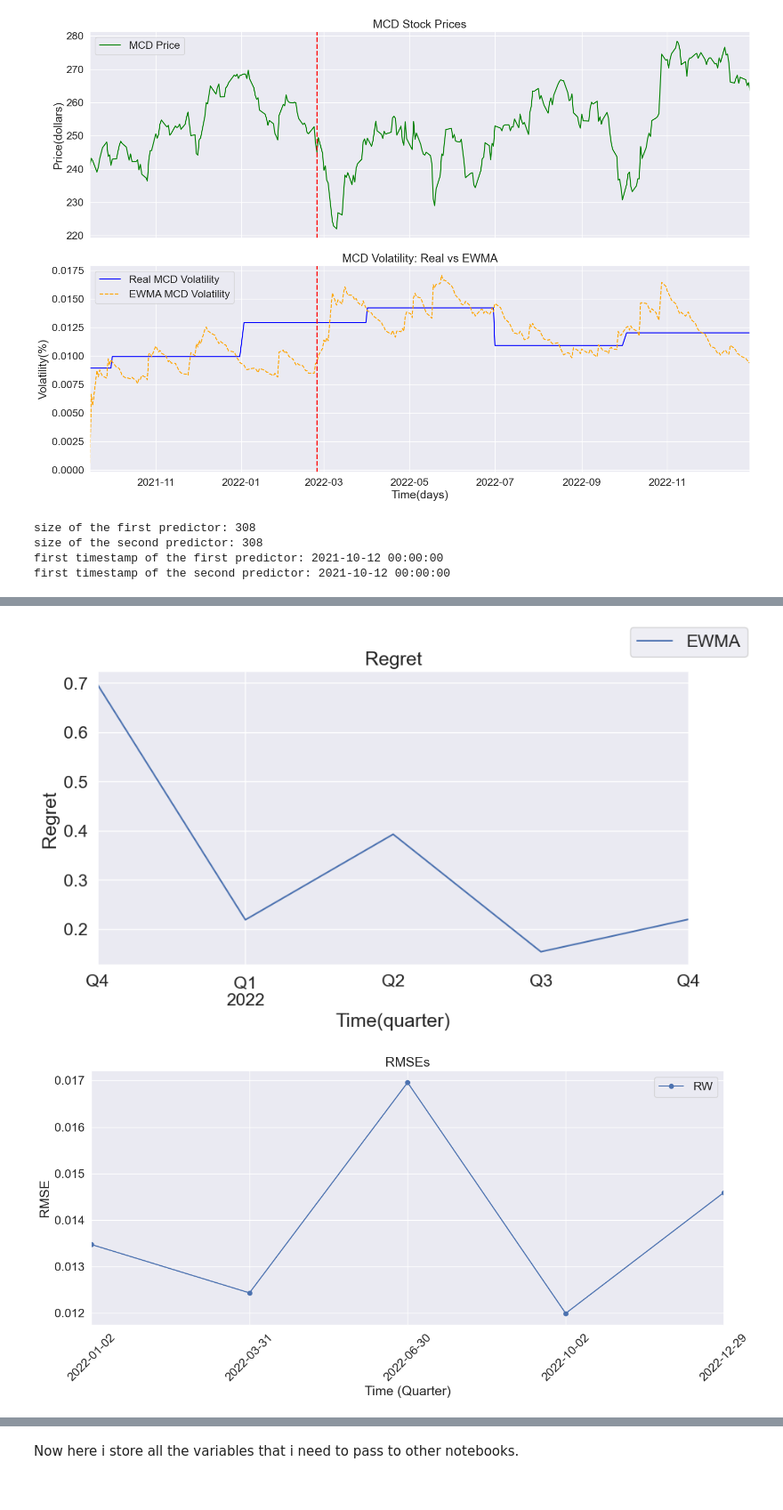
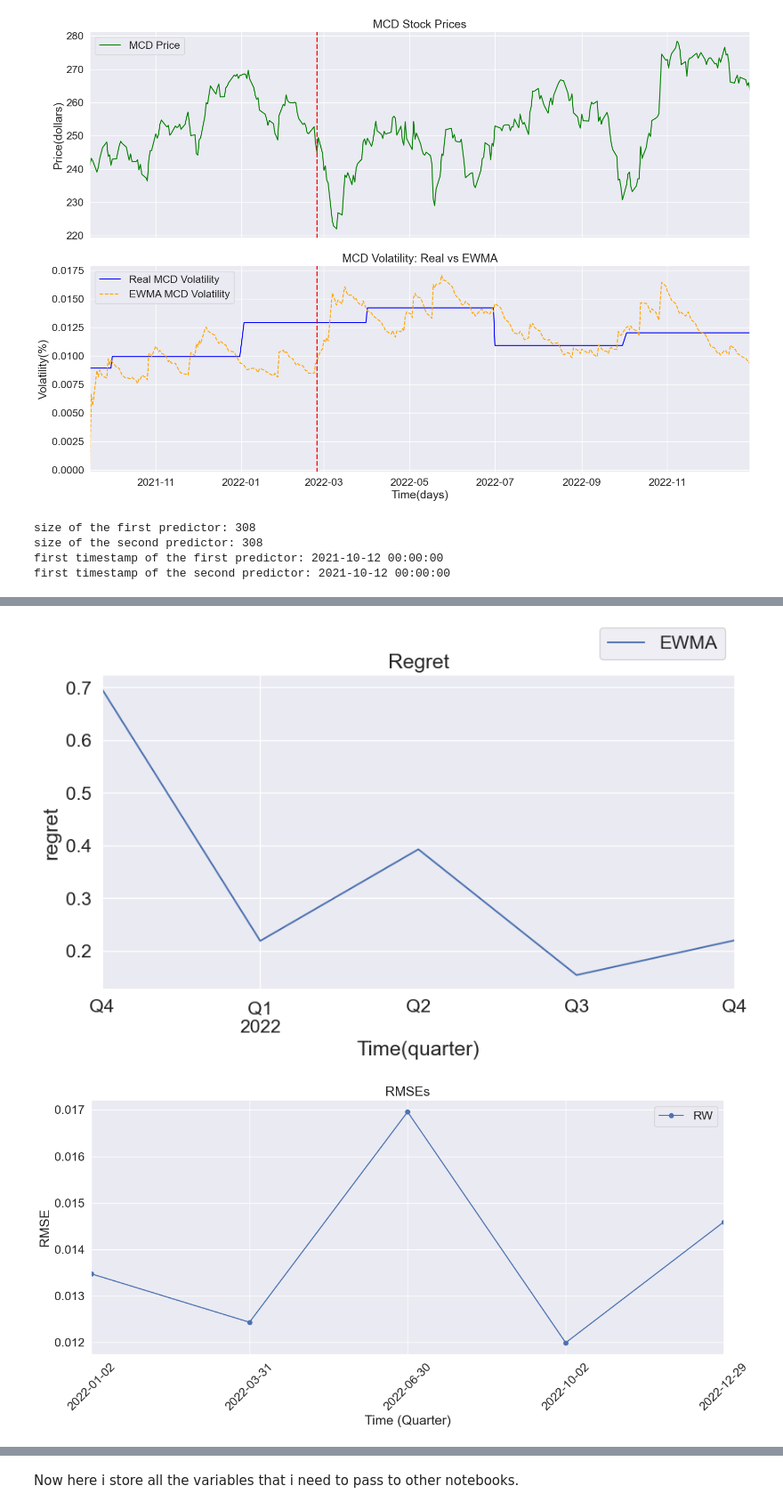
Before and after one commit to StefanoChiodini/cov_pred_finance, a Jupyter notebook: experiments/ewmaPerformance.ipynb, the cells around one changed output, grey strips where cells are left out. Shown at 89% size. Saved outputs shown, nothing was run; the diff lists cells and outputs as text; code cells hidden in the pictures.

```diff
--- a/experiments/ewmaPerformance.ipynb
+++ b/experiments/ewmaPerformance.ipynb
@@ -398,30 +398,7 @@ print("first timestamp of the second predictor: " + str(list(predictors[1].keys(
     where each pd.series is a series of log-likelihoods for each timestamp: so there is the log-likelihood value for each timestamp
 '''
 
-log_likelihoods = {}
-for i, predictorDict in enumerate(predictors):
-
-    returns_temp = stocksPercentageChangeReturn.loc[pd.Series(predictorDict).index].values[1:]
-    times = pd.Series(predictorDict).index[1:]
-    Sigmas_temp = np.stack([predictorDict[t].values for t in predictorDict.keys()])[:-1]
-    log_likelihoods[names[i]] = pd.Series(log_likelihood(returns_temp, Sigmas_temp), index=times)
-
-
-# Iterate through each predictor in the log_likelihoods dictionary
-for name in log_likelihoods.keys():
-    if name == 'PRESCIENT':
-        # Resample by quarter, take the mean, and plot with specific color and label
-        log_likelihoods[name].resample("Q").mean().plot(label=name, c="k")
-    else:
-        # Resample by quarter, take the mean, and plot with default settings
-        log_likelihoods[name].resample("Q").mean().plot(label=name)
-
-
-plt.xlabel('Time(quarter)')  # Set the x-axis label
-plt.ylabel('Log Likelihood')  # Set the y-axis label
-plt.title('Quarterly Mean Log Likelihood by Predictor')  # Set the title of the plot
-plt.legend()  # Show the legend to identify each predictor
-plt.show()  # Display the plot
+daily_log_likelihoods = predictorLogLikelihood(stocksPercentageChangeReturn, predictors, names)
 
 '''
     this dictionary has a shape like this:
@@ -435,53 +412,7 @@ plt.show()  # Display the plot
     where each pd.series is a series of regret for each timestamp: so there is the
     regret value (the difference between the log-likelihood of the prescient model and the log-likelihood of the model) for each timestamp
 '''
-regrets = {}
-for name in log_likelihoods:
-    regrets[name] =  log_likelihoods["PRESCIENT"] - log_likelihoods[name]
-
-
-fig, ax = plt.subplots(1, 1, figsize=(10, 5))
-for name in names:
-    if name == 'PRESCIENT':
-        pass
-    else:
-        regrets[name].resample("Q").mean().plot(label=name)
-plt.legend(bbox_to_anchor=(1, 1.1), loc='center', ncols=4, labels=names[:-1], scatterpoints=1, markerscale=5);
-plt.xlabel("Time(quarter)")
-plt.ylabel("Regret")
-plt.title("Regret")
-
-for name in regrets:
-    if name != "PRESCIENT":
-
-        #Each data point in the regret series now represents the average regret for a respective quarter. If the original series spans multiple years, then the number of data points in regret will be the number of quarters in that time frame.
-        regret = regrets[name].resample("Q").mean() #it resamples the regret Series to a quarterly frequency, This gives the average regret for each quarter rather than daily regret values
-        # so the regret variable is a series of average regret for each quarter
-
-        regretMetrics = (np.mean(regret).round(1), np.std(regret).round(1), np.max(regret).round(1))
-        # the round(1) function to each of these metrics, which rounds the result to one decimal place,
-
-        # save the regret mean values to plot a chart
-        ewmaMeanRegretValues.append(regretMetrics[0])
-
-print("\n")
-print(f"meanRegret: {regretMetrics[0]:.3f}")
-print(f"stdRegret: {regretMetrics[1]:.3f}")
-print(f"maxRegret: {regretMetrics[2]:.3f}")
-
-# copy the log-likelihoods dictionary
-log_likelihoods_copy = log_likelihoods.copy()
-
-# do the same thing for log-likelihoods dictionary
-for name in log_likelihoods_copy:
-    logLikelihood = log_likelihoods_copy[name].resample("Q").mean()
-    logLikelihoodMetrics = (np.mean(logLikelihood).round(1), np.std(logLikelihood).round(1), np.max(logLikelihood).round(1))
-
-    print("\n")
-    print(f"meanLoglikelihood{name}: {logLikelihoodMetrics[0]:.3f}")
-    print(f"stdLoglikelihood{name}: {logLikelihoodMetrics[1]:.3f}")
-    print(f"maxLoglikelihood{name}: {logLikelihoodMetrics[2]:.3f}")
-
+predictorRegret(daily_log_likelihoods, names)
 
 #
 # RMSEs
@@ -536,8 +467,8 @@ stdLoglikelihoodPRESCIENT: 0.200
 std: 0.0017768174
 max: 0.0169567752
 lenght of rmses:  5
 values of rmses:  {Timestamp('2022-01-02 00:00:00'): 0.013473559901956825, Timestamp('2022-03-31 00:00:00'): 0.012433935472057813, Timestamp('2022-06-30 00:00:00'): 0.016956775216509245, Timestamp('20 ...
-[figure, old version]
+[figure, new version]
 [figure]
 lenght of volatility_dict_aapl:  308
 lenght of volatility_dict_aaapl_ewma:  308
```
Also changed, not shown: parts of 1 cell of this notebook, 7 other files.
